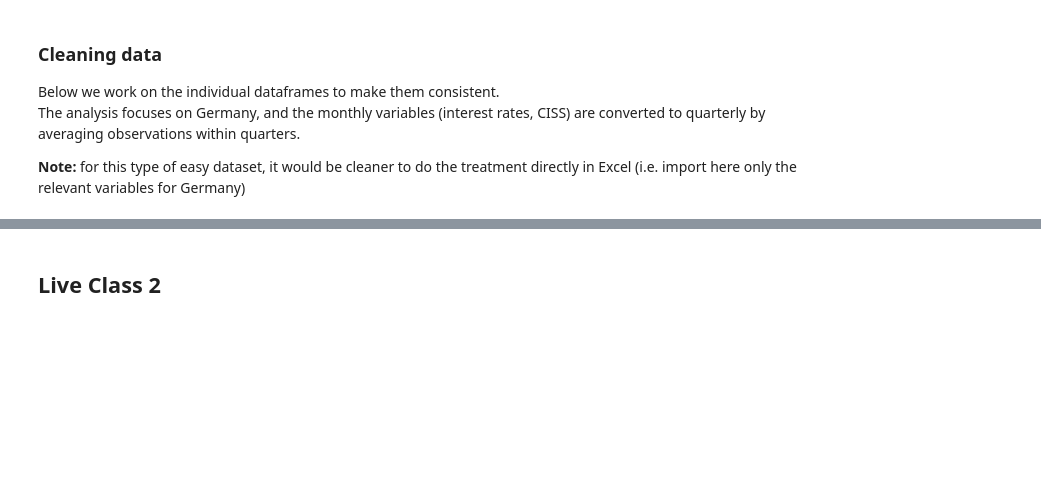
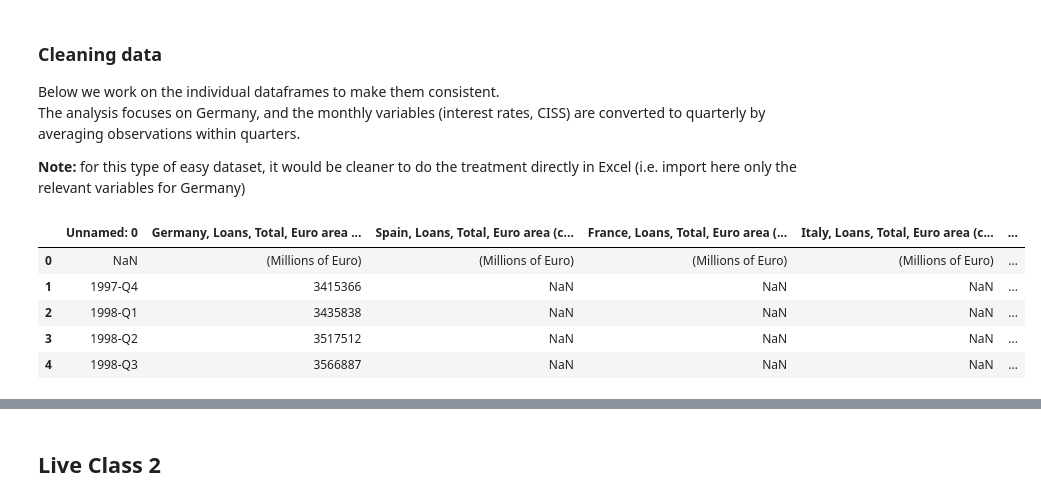
Before and after one commit to hugobrrss/FBF, a Jupyter notebook: FBF_TimeSeries_LiveClasses.ipynb, the cells around one changed output, grey strips where cells are left out. Drawn from its saved outputs; the diff is of its cells as text; code cells hidden in the pictures; blank space fills up the shorter version.

```diff
--- a/FBF_TimeSeries_LiveClasses.ipynb
+++ b/FBF_TimeSeries_LiveClasses.ipynb
@@ -28,30 +28,3 @@ Below we work on the individual dataframes to make them consistent.
 The analysis focuses on Germany, and the monthly variables (interest rates, CISS) are converted to quarterly by averaging observations within quarters.
 
 **Note:** for this type of easy dataset, it would be cleaner to do the treatment directly in Excel (i.e. import here only the relevant variables for Germany)
-# %%
-# Create individual DataFrames
-df1 = excel_data[sheet_names[0]]
-df2 = excel_data[sheet_names[1]]
-df3 = excel_data[sheet_names[2]]
-df4 = excel_data[sheet_names[3]]
-df5 = excel_data[sheet_names[4]]
-df6 = excel_data[sheet_names[5]]
-
-# Display basic info about each DataFrame
-for i, (name, df) in enumerate(excel_data.items(), 1):
-    print(f"\n--- Worksheet {i}: '{name}' ---")
-    print(f"Shape: {df.shape}")
-    print(f"Columns: {list(df.columns)}")
-    print(f"First few rows:")
-    print(df.head(3))
-    print(f"Data types:")
-    print(df.dtypes)
-    print("-" * 50)
-
-# Alternative: Create a dictionary for easier access by sheet name
-dataframes = {}
-for sheet_name, df in excel_data.items():
-    dataframes[sheet_name] = df
-
-print(f"\nDataFrames created and stored in 'dataframes' dictionary")
-print(f"Access individual sheets like: dataframes['{sheet_names[0]}']")
@@ -57,0 +35,10 @@ print(f"Access individual sheets like: dataframes['{sheet_names[0]}']")
+# %%
+# Ok, let's do the dirty cleaning now
+df1.head(5)
+# %% [output]
+|  | Unnamed: 0 | Germany, Loans, Total, Euro area ... | Spain, Loans, Total, Euro area (c... | France, Loans, Total, Euro area (... | Italy, Loans, Total, Euro area (c... | ... |
+| 0 | NaN | (Millions of Euro) | (Millions of Euro) | (Millions of Euro) | (Millions of Euro) | ... |
+| 1 | 1997-Q4 | 3415366 | NaN | NaN | NaN | ... |
+| 2 | 1998-Q1 | 3435838 | NaN | NaN | NaN | ... |
+| 3 | 1998-Q2 | 3517512 | NaN | NaN | NaN | ... |
+| 4 | 1998-Q3 | 3566887 | NaN | NaN | NaN | ... |
```
Also changed, not shown: parts of 14 cells of this notebook.
